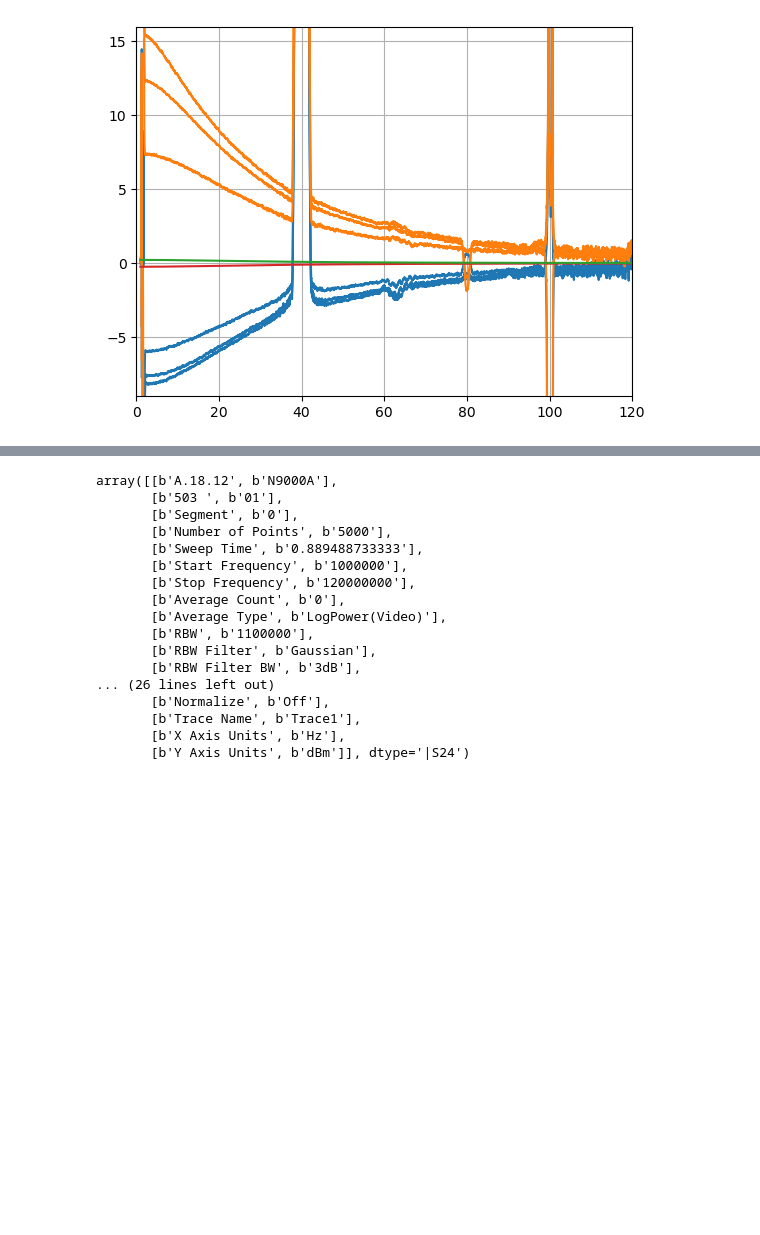
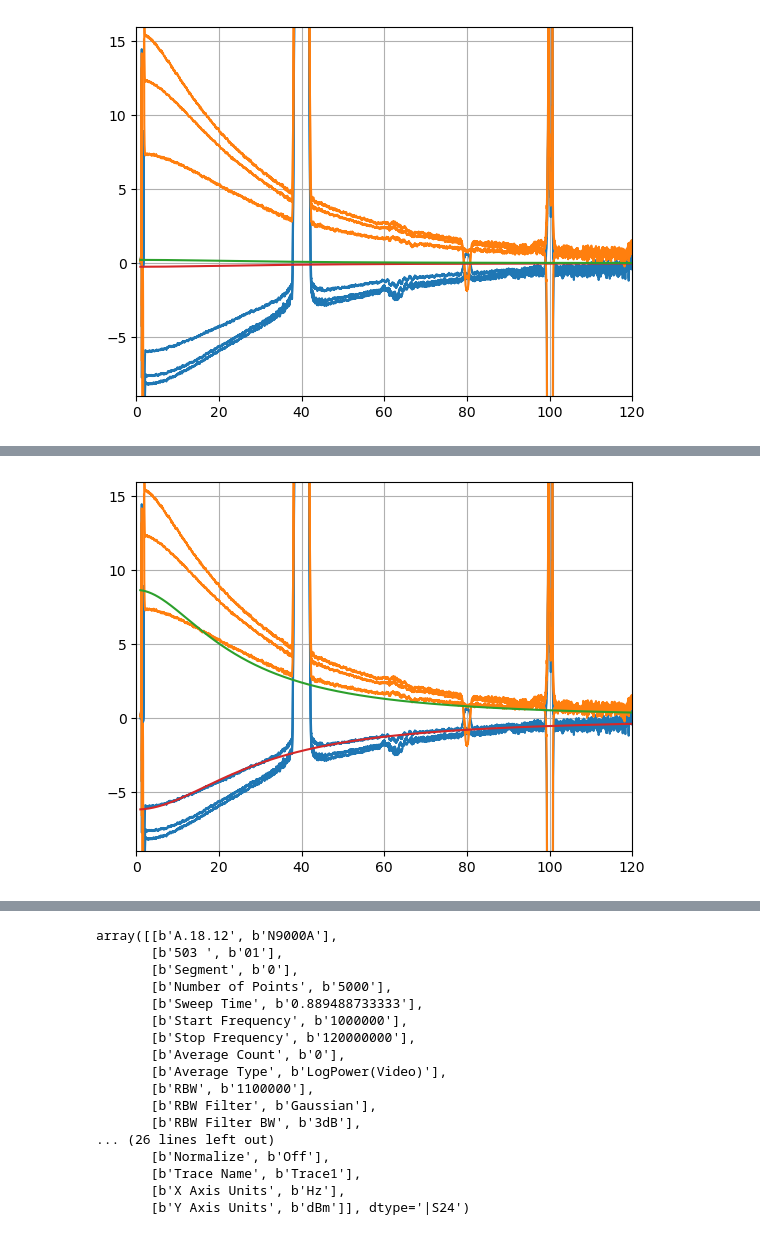
Before and after one commit to neago/sciqis, a Jupyter notebook: lectures/6-1 Data analysis and processing.ipynb, the cells around one changed output, grey strips where cells are left out. Drawn from its saved outputs; the diff is of its cells as text; code cells hidden in the pictures; blank space fills up the shorter version.

```diff
--- a/lectures/6-1 Data analysis and processing.ipynb
+++ b/lectures/6-1 Data analysis and processing.ipynb
@@ -394,0 +423,17 @@ plt.grid()
+# %%
+asq_spec = antisqueezing_norm[0]
+sq_spec = squeezing_norm[0]
+
+def res_asq3(params, freq, sq_spec, asq_spec):
+    x, eta, bw = params
+    sq_model = lin2db(Vrotfluct(x, eta, freq/bw, 0, 0))
+    asq_model = lin2db(Vrotfluct(x, eta, freq/bw, 0, 0))
+    model = np.concatenate([sq_model, asq_model])
+    spec = np.concatenate([sq_spec, asq_spec])
+    residuals = spec - model
+    return residuals
+# %%
+res = least_squares(res_asq3, [.5,.8,40],
+                    bounds=([0,.5,10], [.99,1,50]),
+                    args=[f[mask], sq_spec[mask], sq_spec[mask]])
+res
@@ -394,0 +457,15 @@ plt.grid()
+# %%
+for sq in squeezing_norm:
+    plt.plot(f, sq, c='C0')
+for asq in antisqueezing_norm:
+    plt.plot(f, asq, c='C1')
+
+x_fit, eta_fit, bw_fit = res.x
+plt.plot(f, lin2db(Vrotfluct(x_fit, eta_fit, f/bw_fit, 0, 0)), 'C3')
+plt.plot(f, lin2db(Vrotfluct(x_fit, eta_fit, f/bw_fit, 90, 0)), 'C2')
+
+plt.ylim(-9,16)
+plt.xlim(0, 120)
+plt.grid()
+# %% [output]
+[figure, added]
```
Also changed, not shown: parts of 24 cells of this notebook, 1 other file.
